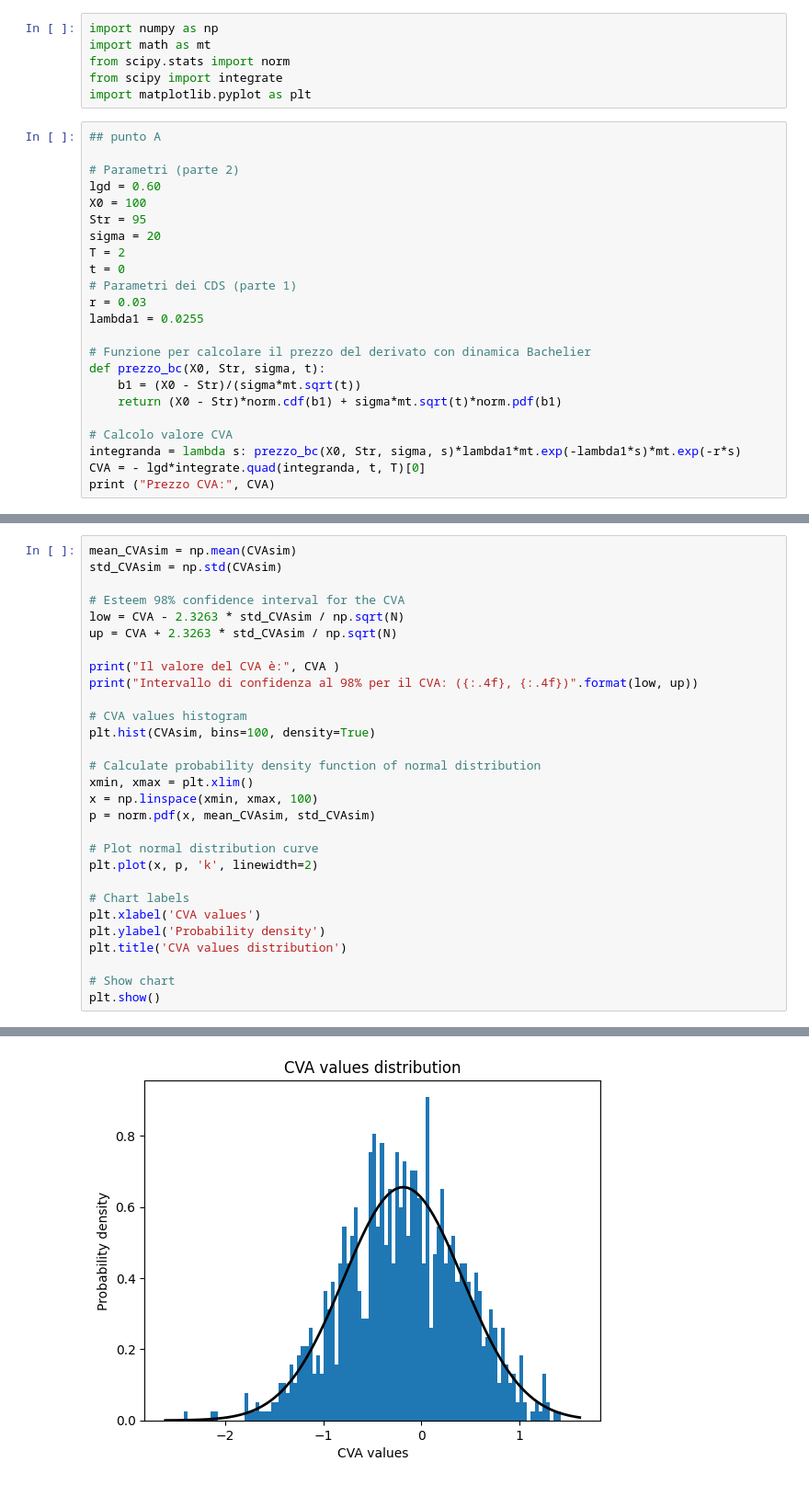
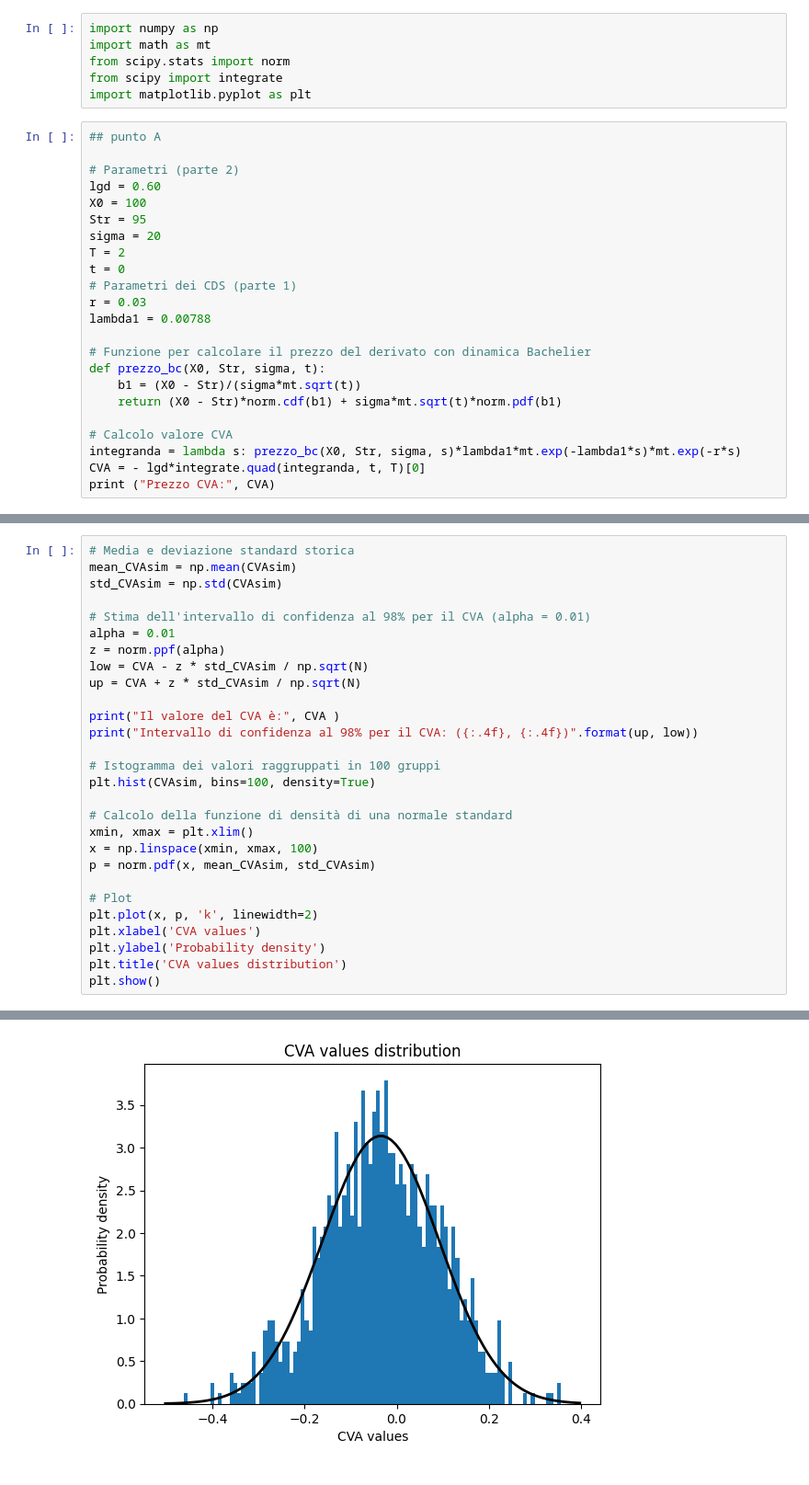
Before and after one commit to GiorgioCappello/ProgettoValutazioneProdotti, a Jupyter notebook: Credito/credito-parte2.ipynb, the cells around one changed output, grey strips where cells are left out. Shown at 92% size. Drawn from its saved outputs; the diff is of its cells as text.

```diff
--- a/Credito/credito-parte2.ipynb
+++ b/Credito/credito-parte2.ipynb
@@ -16,7 +16,7 @@ T = 2
 t = 0
 # Parametri dei CDS (parte 1)
 r = 0.03
-lambda1 = 0.0255
+lambda1 = 0.00788
 
 # Funzione per calcolare il prezzo del derivato con dinamica Bachelier
 def prezzo_bc(X0, Str, sigma, t):
@@ -80,32 +80,31 @@ for i in range(N):
         cumulative_sum_with_default_prob[i] += (np.max(paths[j-1, i]-Str,0) + (np.max(paths[j, i]-Str,0))) / 2 *  probabilities_intervals[j]
         CVAsim[i]=-lgd*cumulative_sum_with_default_prob[i]
 # %%
+# Media e deviazione standard storica
 mean_CVAsim = np.mean(CVAsim)
 std_CVAsim = np.std(CVAsim)
 
-# Esteem 98% confidence interval for the CVA
-low = CVA - 2.3263 * std_CVAsim / np.sqrt(N)
-up = CVA + 2.3263 * std_CVAsim / np.sqrt(N)
+# Stima dell'intervallo di confidenza al 98% per il CVA (alpha = 0.01)
+alpha = 0.01
+z = norm.ppf(alpha)
+low = CVA - z * std_CVAsim / np.sqrt(N)
+up = CVA + z * std_CVAsim / np.sqrt(N)
 
 print("Il valore del CVA è:", CVA )
-print("Intervallo di confidenza al 98% per il CVA: ({:.4f}, {:.4f})".format(low, up))
+print("Intervallo di confidenza al 98% per il CVA: ({:.4f}, {:.4f})".format(up, low))
 
-# CVA values histogram
+# Istogramma dei valori raggruppati in 100 gruppi
 plt.hist(CVAsim, bins=100, density=True)
 
-# Calculate probability density function of normal distribution
+# Calcolo della funzione di densità di una normale standard
 xmin, xmax = plt.xlim()
 x = np.linspace(xmin, xmax, 100)
 p = norm.pdf(x, mean_CVAsim, std_CVAsim)
 
-# Plot normal distribution curve
+# Plot
 plt.plot(x, p, 'k', linewidth=2)
-
-# Chart labels
 plt.xlabel('CVA values')
 plt.ylabel('Probability density')
 plt.title('CVA values distribution')
-
-# Show chart
 plt.show()
 # %% [output]
@@ -114 +113 @@ Intervallo di confidenza al 98% per il CVA: (-0.3423, -0.2527)
-[figure, old version]
+[figure, new version]
```
Also changed, not shown: parts of 5 cells of this notebook, 1 other file.
